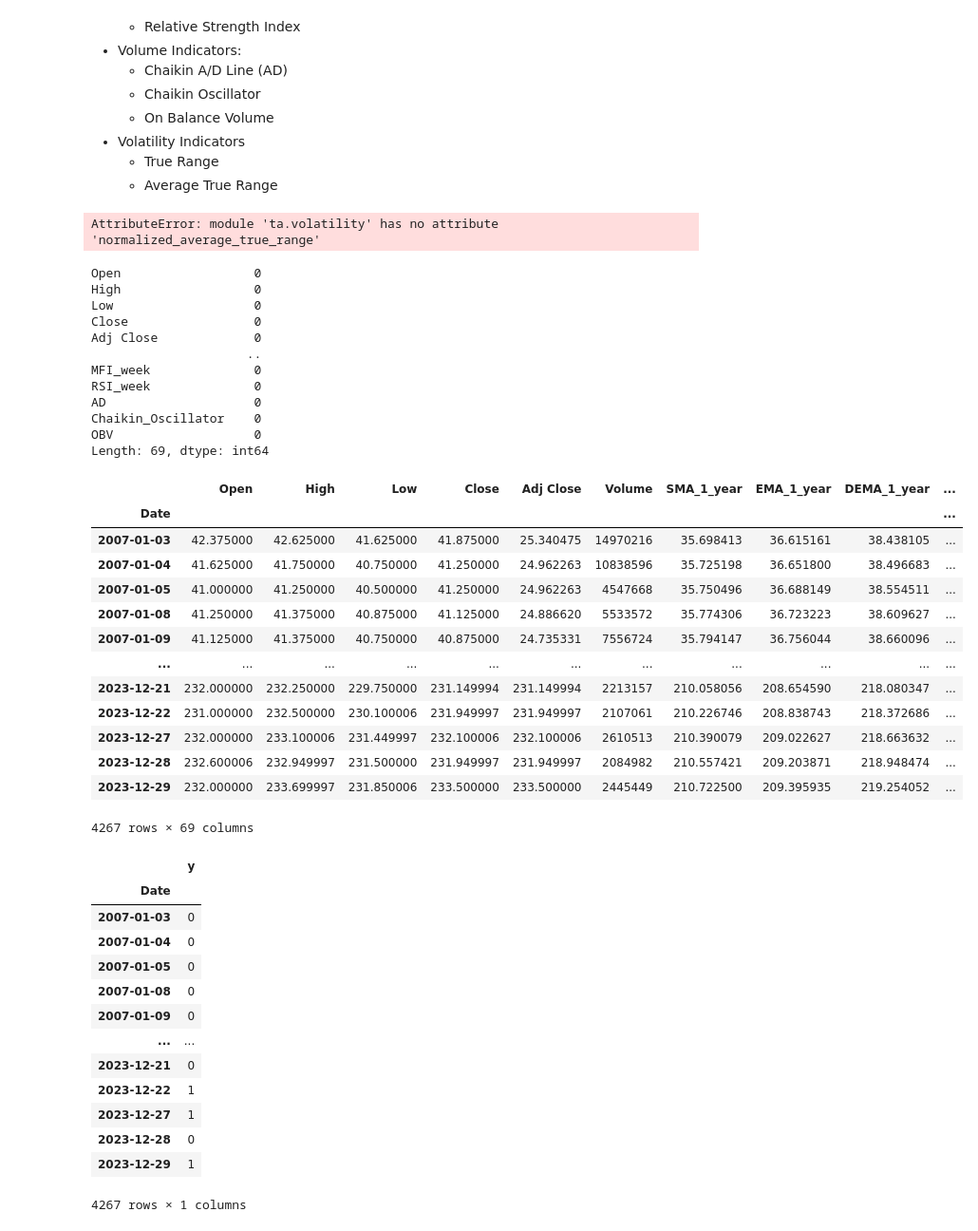
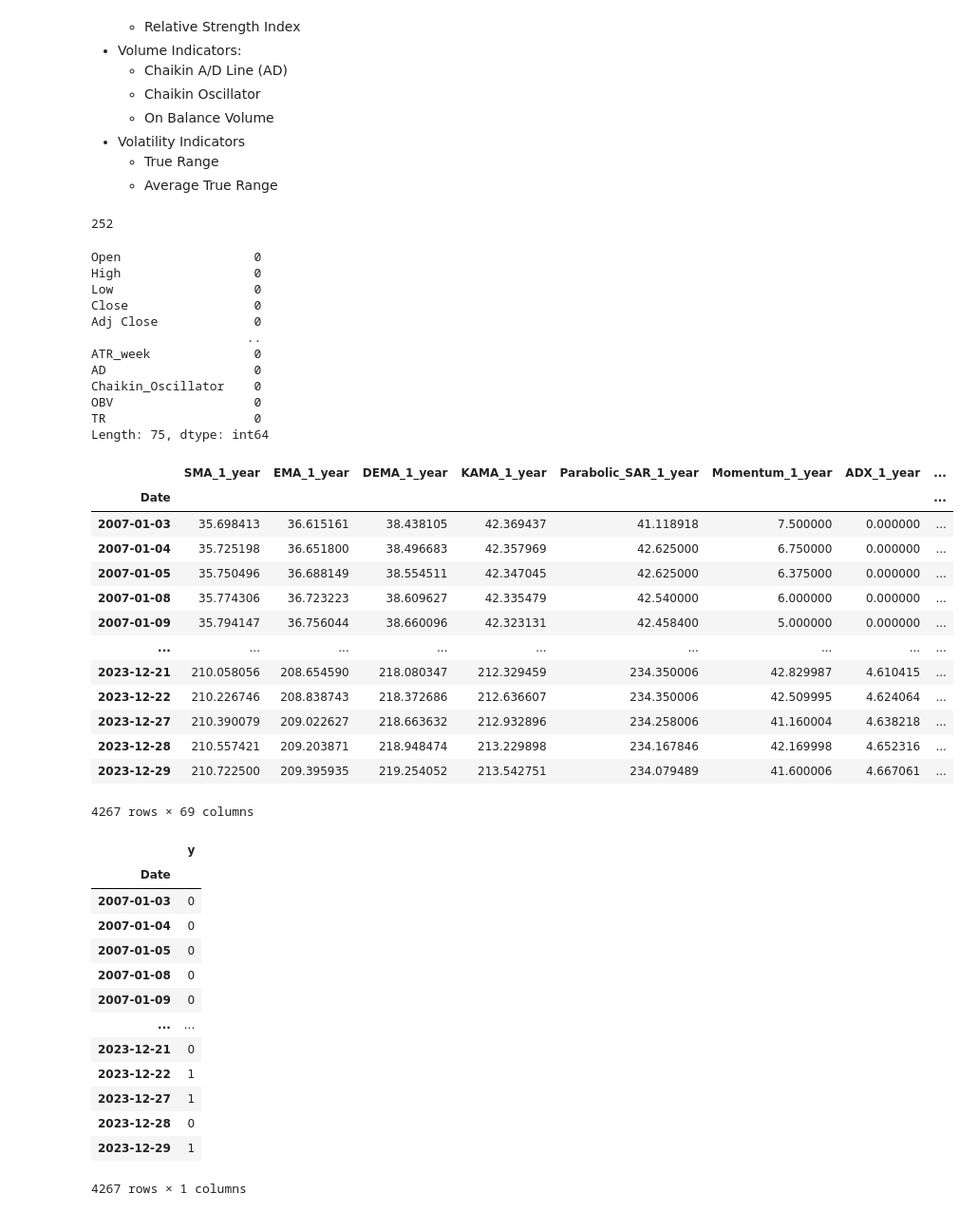
Before and after one commit to andreaspersson01/stock_price_predictor, a Jupyter notebook: Untitled-1.ipynb, the cells around one changed output. Shown at 95% size. Drawn from its saved outputs; the diff is of its cells as text; code cells hidden in the pictures.

```diff
--- a/Untitled-1.ipynb
+++ b/Untitled-1.ipynb
@@ -167,10 +167,6 @@ for period_name, window in time_frames.items():
     # Average True Range (ATR)
     data[f'ATR_{period_name}'] = ta.volatility.average_true_range(data['High'], data['Low'], data['Close'], window=window)
 
-    # Normalized Average True Range (NATR)
-    data[f'NATR_{period_name}'] = ta.volatility.normalized_average_true_range(data['High'], data['Low'], data['Close'], window=window)
-
-
 # Calculate Chaikin A/D Line (AD)
 data['AD'] = ta.volume.chaikin_money_flow(data['High'], data['Low'], data['Close'], data['Volume'])
 
@@ -183,7 +179,7 @@ data['Chaikin_Oscillator'] = ad_3_ema - ad_10_ema
 data['OBV'] = ta.volume.on_balance_volume(data['Close'], data['Volume'])
 
 # True Range (TR)
-data[f'TR_{period_name}'] = ta.volatility.true_range(data['High'], data['Low'], data['Close'])
+data[f'TR'] = ta.volatility.average_true_range(data['High'], data['Low'], data['Close'], window=1)
 
 # Function to calculate DEMA
 def calculate_dema(series, window):
@@ -193,42 +189,43 @@ def calculate_dema(series, window):
 
 print(max(data.isnull().sum()))
 # %% [output]
-AttributeError: module 'ta.volatility' has no attribute 'normalized_average_true_range'
+252
 # %%
 # Drop 252 first rows:
-
 data = data.iloc[252:]
 target = target.iloc[252:]
 # Show the DataFrame with the new indicators
 print(data.isnull().sum())
+# Drop specified columns
+data = data.drop(columns=['Open', 'High', 'Low', 'Close', 'Adj Close', 'Volume'])
 display(data)
 display(target)
 # %% [output]
 Open                  0
 High                  0
 Low                   0
 Close                 0
 Adj Close             0
                      ..
-MFI_week              0
-RSI_week              0
+ATR_week              0
 AD                    0
 Chaikin_Oscillator    0
 OBV                   0
-Length: 69, dtype: int64
+TR                    0
+Length: 75, dtype: int64
-|  | Open | High | Low | Close | Adj Close | Volume | SMA_1_year | EMA_1_year | DEMA_1_year | ... |
-| Date |  |  |  |  |  |  |  |  |  | ... |
-| 2007-01-03 | 42.375000 | 42.625000 | 41.625000 | 41.875000 | 25.340475 | 14970216 | 35.698413 | 36.615161 | 38.438105 | ... |
-| 2007-01-04 | 41.625000 | 41.750000 | 40.750000 | 41.250000 | 24.962263 | 10838596 | 35.725198 | 36.651800 | 38.496683 | ... |
-| 2007-01-05 | 41.000000 | 41.250000 | 40.500000 | 41.250000 | 24.962263 | 4547668 | 35.750496 | 36.688149 | 38.554511 | ... |
-| 2007-01-08 | 41.250000 | 41.375000 | 40.875000 | 41.125000 | 24.886620 | 5533572 | 35.774306 | 36.723223 | 38.609627 | ... |
-| 2007-01-09 | 41.125000 | 41.375000 | 40.750000 | 40.875000 | 24.735331 | 7556724 | 35.794147 | 36.756044 | 38.660096 | ... |
-| ... | ... | ... | ... | ... | ... | ... | ... | ... | ... | ... |
-| 2023-12-21 | 232.000000 | 232.250000 | 229.750000 | 231.149994 | 231.149994 | 2213157 | 210.058056 | 208.654590 | 218.080347 | ... |
-| 2023-12-22 | 231.000000 | 232.500000 | 230.100006 | 231.949997 | 231.949997 | 2107061 | 210.226746 | 208.838743 | 218.372686 | ... |
-| 2023-12-27 | 232.000000 | 233.100006 | 231.449997 | 232.100006 | 232.100006 | 2610513 | 210.390079 | 209.022627 | 218.663632 | ... |
-| 2023-12-28 | 232.600006 | 232.949997 | 231.500000 | 231.949997 | 231.949997 | 2084982 | 210.557421 | 209.203871 | 218.948474 | ... |
-| 2023-12-29 | 232.000000 | 233.699997 | 231.850006 | 233.500000 | 233.500000 | 2445449 | 210.722500 | 209.395935 | 219.254052 | ... |
+|  | SMA_1_year | EMA_1_year | DEMA_1_year | KAMA_1_year | Parabolic_SAR_1_year | Momentum_1_year | ADX_1_year | ... |
+| Date |  |  |  |  |  |  |  | ... |
+| 2007-01-03 | 35.698413 | 36.615161 | 38.438105 | 42.369437 | 41.118918 | 7.500000 | 0.000000 | ... |
+| 2007-01-04 | 35.725198 | 36.651800 | 38.496683 | 42.357969 | 42.625000 | 6.750000 | 0.000000 | ... |
+| 2007-01-05 | 35.750496 | 36.688149 | 38.554511 | 42.347045 | 42.625000 | 6.375000 | 0.000000 | ... |
+| 2007-01-08 | 35.774306 | 36.723223 | 38.609627 | 42.335479 | 42.540000 | 6.000000 | 0.000000 | ... |
+| 2007-01-09 | 35.794147 | 36.756044 | 38.660096 | 42.323131 | 42.458400 | 5.000000 | 0.000000 | ... |
+| ... | ... | ... | ... | ... | ... | ... | ... | ... |
+| 2023-12-21 | 210.058056 | 208.654590 | 218.080347 | 212.329459 | 234.350006 | 42.829987 | 4.610415 | ... |
+| 2023-12-22 | 210.226746 | 208.838743 | 218.372686 | 212.636607 | 234.350006 | 42.509995 | 4.624064 | ... |
+| 2023-12-27 | 210.390079 | 209.022627 | 218.663632 | 212.932896 | 234.258006 | 41.160004 | 4.638218 | ... |
+| 2023-12-28 | 210.557421 | 209.203871 | 218.948474 | 213.229898 | 234.167846 | 42.169998 | 4.652316 | ... |
+| 2023-12-29 | 210.722500 | 209.395935 | 219.254052 | 213.542751 | 234.079489 | 41.600006 | 4.667061 | ... |
 4267 rows × 69 columns
 |  | y |
 | Date |  |
```
Also changed, not shown: parts of 3 cells of this notebook.
